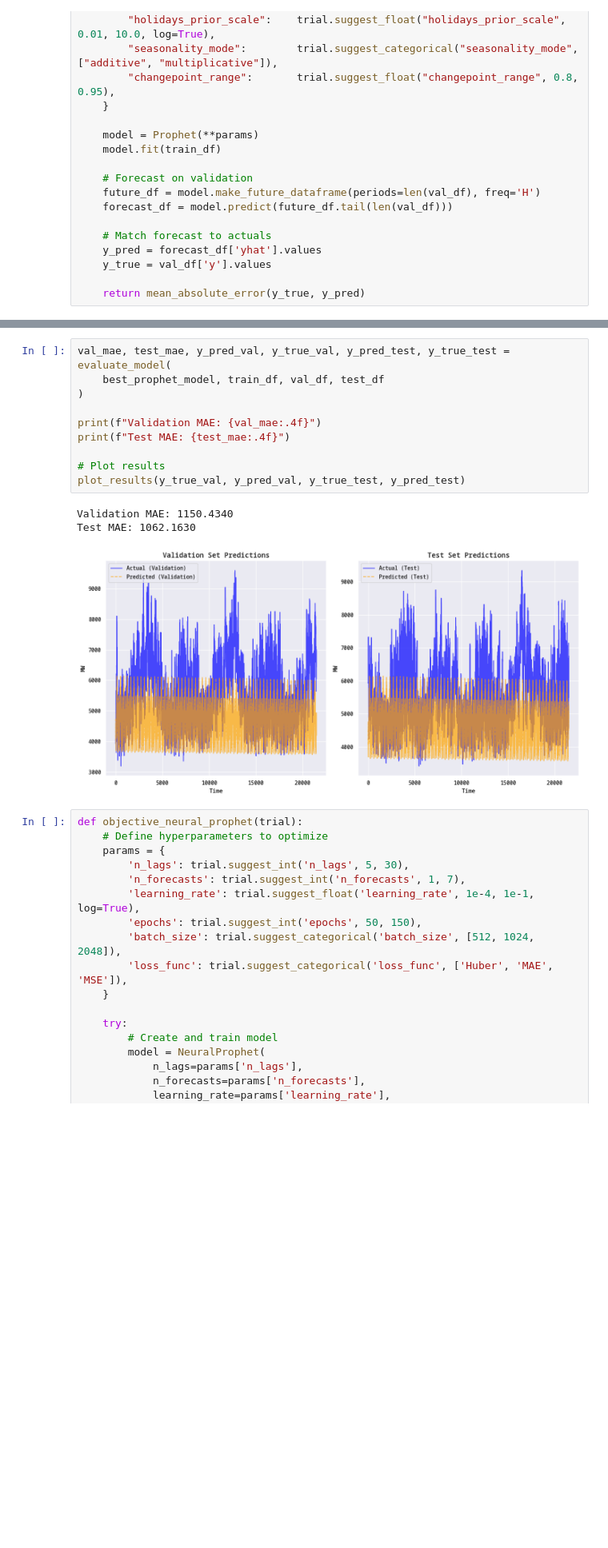
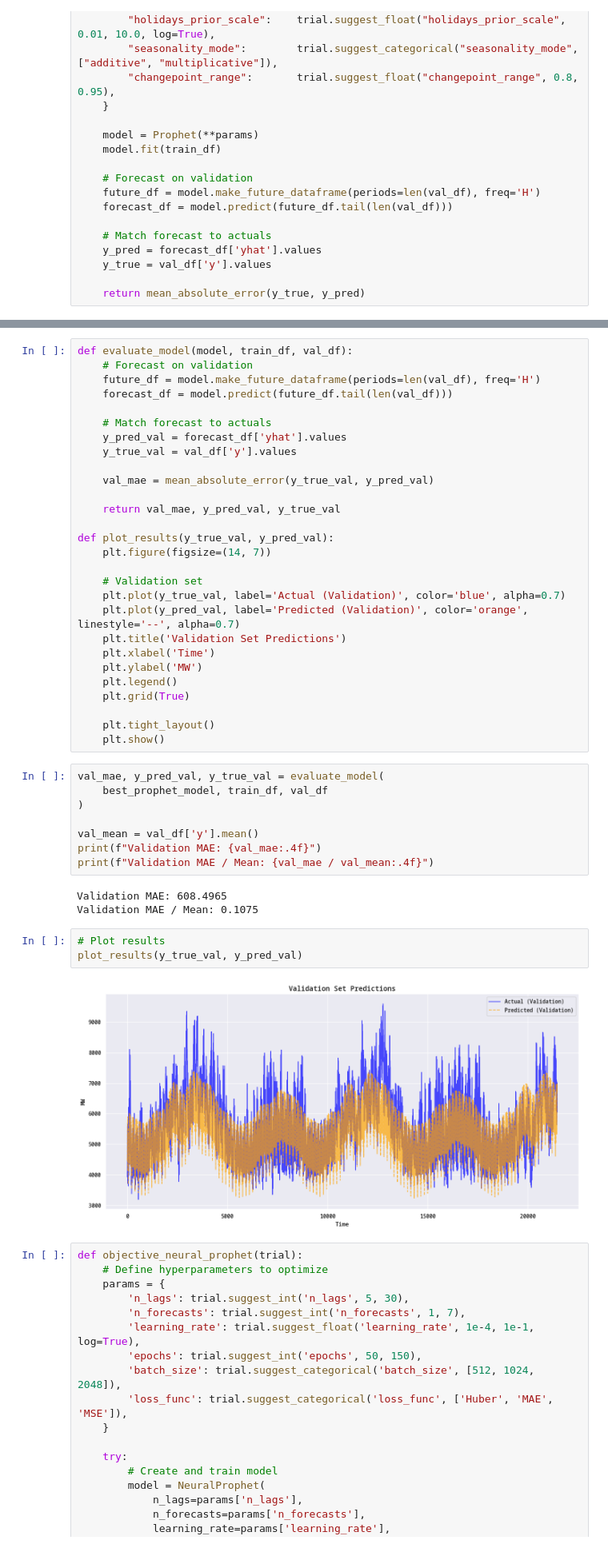
Before and after one commit to ioanniswd/portfolio, a Jupyter notebook: electricity-consumption-forecasting/prophet.sync.ipynb, the cells around one changed output, grey strips where cells are left out. Shown at 80% size. Drawn from its saved outputs; the diff is of its cells as text; blank space fills up the shorter version.

Commit message:
fixup! Add electricity consumption forecasting

```diff
--- a/electricity-consumption-forecasting/prophet.sync.ipynb
+++ b/electricity-consumption-forecasting/prophet.sync.ipynb
@@ -317,17 +394,47 @@ def plot_results(y_true_val, y_pred_val, y_true_test, y_pred_test):
+# %%
+def evaluate_model(model, train_df, val_df):
+    # Forecast on validation
+    future_df = model.make_future_dataframe(periods=len(val_df), freq='H')
+    forecast_df = model.predict(future_df.tail(len(val_df)))
+
+    # Match forecast to actuals
+    y_pred_val = forecast_df['yhat'].values
+    y_true_val = val_df['y'].values
+
+    val_mae = mean_absolute_error(y_true_val, y_pred_val)
+
+    return val_mae, y_pred_val, y_true_val
+
+def plot_results(y_true_val, y_pred_val):
+    plt.figure(figsize=(14, 7))
+
+    # Validation set
+    plt.plot(y_true_val, label='Actual (Validation)', color='blue', alpha=0.7)
+    plt.plot(y_pred_val, label='Predicted (Validation)', color='orange', linestyle='--', alpha=0.7)
+    plt.title('Validation Set Predictions')
+    plt.xlabel('Time')
+    plt.ylabel('MW')
+    plt.legend()
+    plt.grid(True)
+
+    plt.tight_layout()
+    plt.show()
 # %%
-val_mae, test_mae, y_pred_val, y_true_val, y_pred_test, y_true_test = evaluate_model(
-    best_prophet_model, train_df, val_df, test_df
+val_mae, y_pred_val, y_true_val = evaluate_model(
+    best_prophet_model, train_df, val_df
 )
 
+val_mean = val_df['y'].mean()
 print(f"Validation MAE: {val_mae:.4f}")
-print(f"Test MAE: {test_mae:.4f}")
-
-# Plot results
-plot_results(y_true_val, y_pred_val, y_true_test, y_pred_test)
+print(f"Validation MAE / Mean: {val_mae / val_mean:.4f}")
 # %% [output]
-Validation MAE: 1150.4340
-Test MAE: 1062.1630
+Validation MAE: 608.4965
+Validation MAE / Mean: 0.1075
-[figure, removed]
+# %%
+# Plot results
+plot_results(y_true_val, y_pred_val)
+# %% [output]
+[figure, added]
 # %%
 def objective_neural_prophet(trial):
     # Define hyperparameters to optimize
```
Also changed, not shown: parts of 27 cells of this notebook, 1 other file.
